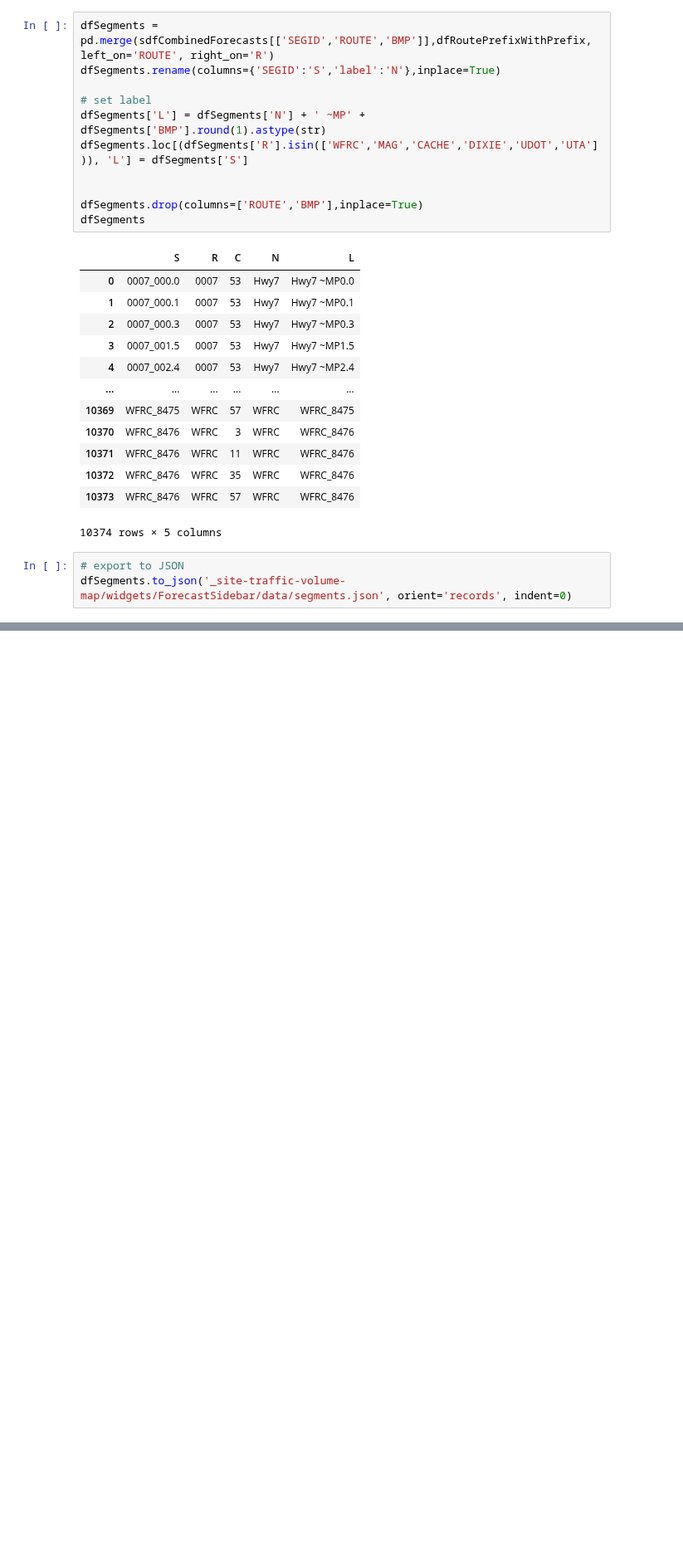
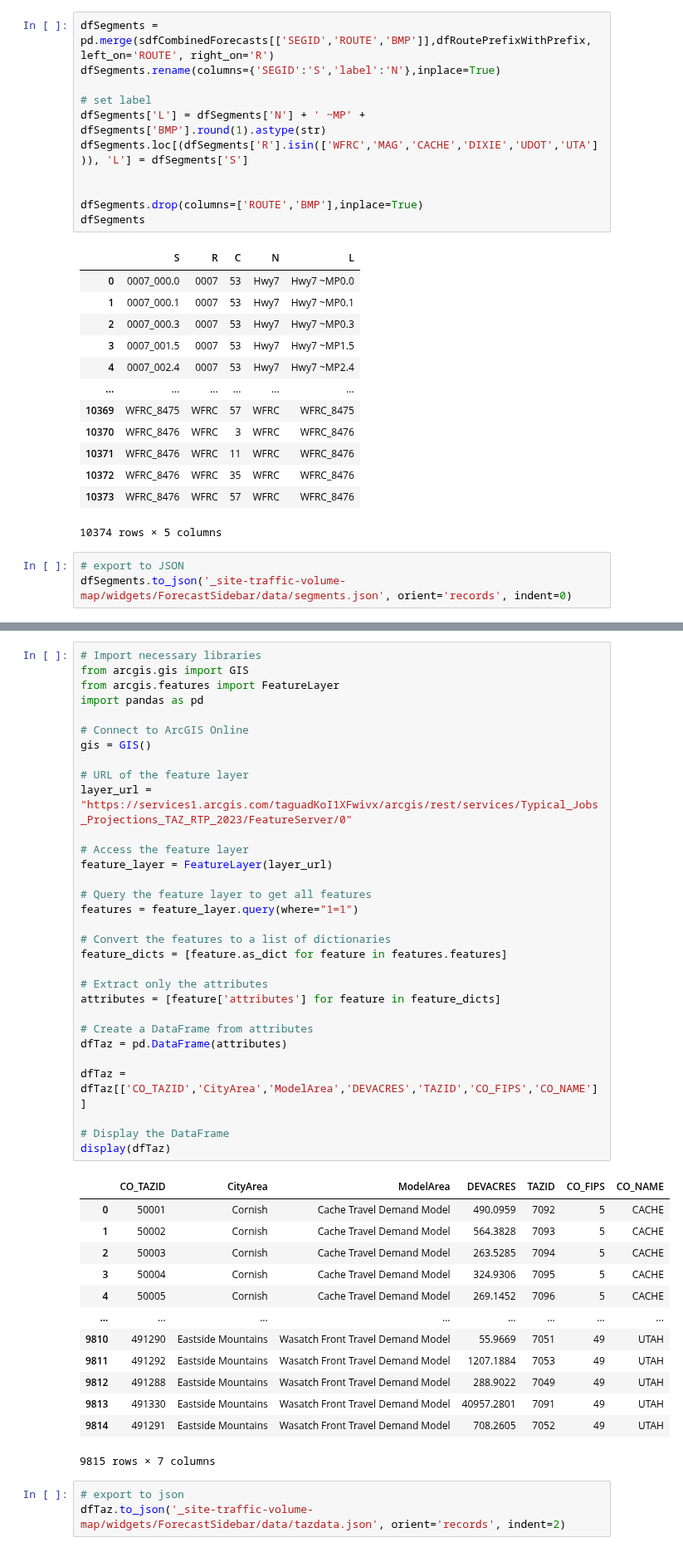
Before and after one commit to WFRCAnalytics/Traffic-Volume-Forecasts, a Jupyter notebook: 6-Prepare-Forecasts-For-Volume-Map.ipynb, the cells around one changed output, grey strips where cells are left out. Shown at 83% size. Drawn from its saved outputs; the diff is of its cells as text; blank space fills up the shorter version.

Commit message:
Create taz and cityarea jsons

```diff
--- a/6-Prepare-Forecasts-For-Volume-Map.ipynb
+++ b/6-Prepare-Forecasts-For-Volume-Map.ipynb
@@ -395,0 +411,48 @@ dfSegments.to_json('_site-traffic-volume-map/widgets/ForecastSidebar/data/segmen
+# %%
+# Import necessary libraries
+from arcgis.gis import GIS
+from arcgis.features import FeatureLayer
+import pandas as pd
+
+# Connect to ArcGIS Online
+gis = GIS()
+
+# URL of the feature layer
+layer_url = "https://services1.arcgis.com/taguadKoI1XFwivx/arcgis/rest/services/Typical_Jobs_Projections_TAZ_RTP_2023/FeatureServer/0"
+
+# Access the feature layer
+feature_layer = FeatureLayer(layer_url)
+
+# Query the feature layer to get all features
+features = feature_layer.query(where="1=1")
+
+# Convert the features to a list of dictionaries
+feature_dicts = [feature.as_dict for feature in features.features]
+
+# Extract only the attributes
+attributes = [feature['attributes'] for feature in feature_dicts]
+
+# Create a DataFrame from attributes
+dfTaz = pd.DataFrame(attributes)
+
+dfTaz = dfTaz[['CO_TAZID','CityArea','ModelArea','DEVACRES','TAZID','CO_FIPS','CO_NAME']]
+
+# Display the DataFrame
+display(dfTaz)
+# %% [output]
+|  | CO_TAZID | CityArea | ModelArea | DEVACRES | TAZID | CO_FIPS | CO_NAME |
+| 0 | 50001 | Cornish | Cache Travel Demand Model | 490.0959 | 7092 | 5 | CACHE |
+| 1 | 50002 | Cornish | Cache Travel Demand Model | 564.3828 | 7093 | 5 | CACHE |
+| 2 | 50003 | Cornish | Cache Travel Demand Model | 263.5285 | 7094 | 5 | CACHE |
+| 3 | 50004 | Cornish | Cache Travel Demand Model | 324.9306 | 7095 | 5 | CACHE |
+| 4 | 50005 | Cornish | Cache Travel Demand Model | 269.1452 | 7096 | 5 | CACHE |
+| ... | ... | ... | ... | ... | ... | ... | ... |
+| 9810 | 491290 | Eastside Mountains | Wasatch Front Travel Demand Model | 55.9669 | 7051 | 49 | UTAH |
+| 9811 | 491292 | Eastside Mountains | Wasatch Front Travel Demand Model | 1207.1884 | 7053 | 49 | UTAH |
+| 9812 | 491288 | Eastside Mountains | Wasatch Front Travel Demand Model | 288.9022 | 7049 | 49 | UTAH |
+| 9813 | 491330 | Eastside Mountains | Wasatch Front Travel Demand Model | 40957.2801 | 7091 | 49 | UTAH |
+| 9814 | 491291 | Eastside Mountains | Wasatch Front Travel Demand Model | 708.2605 | 7052 | 49 | UTAH |
+9815 rows × 7 columns
+# %%
+# export to json
+dfTaz.to_json('_site-traffic-volume-map/widgets/ForecastSidebar/data/tazdata.json', orient='records', indent=2)
```
Also changed, not shown: parts of 2 cells of this notebook, 2 other files.
